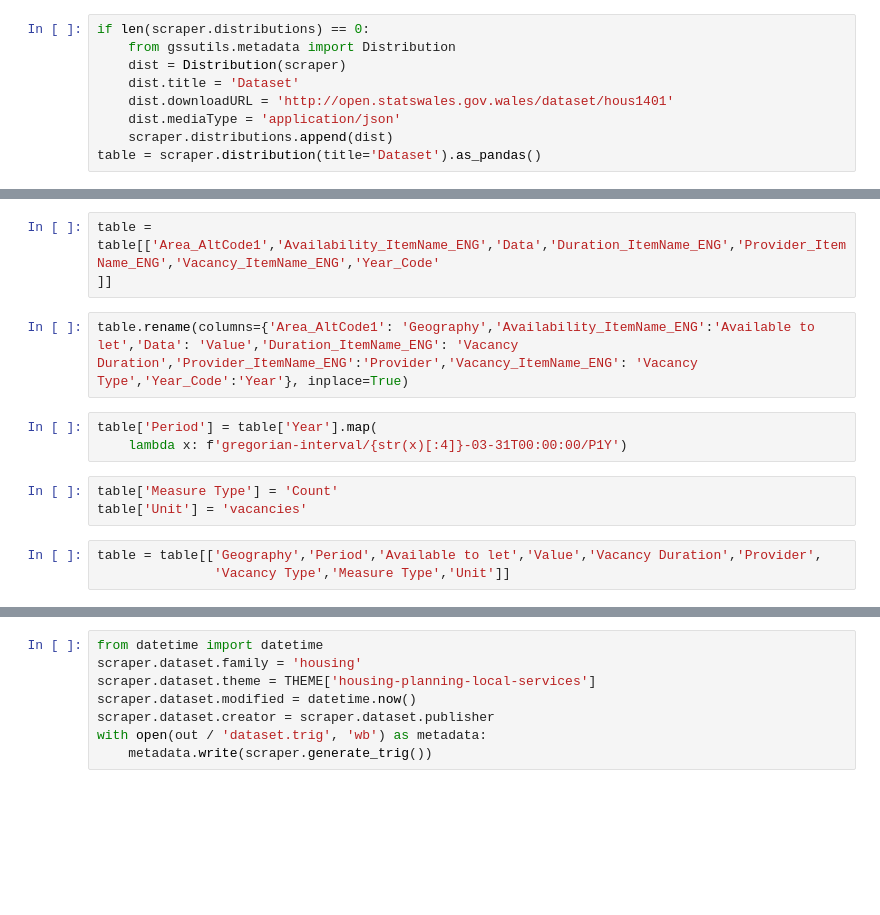
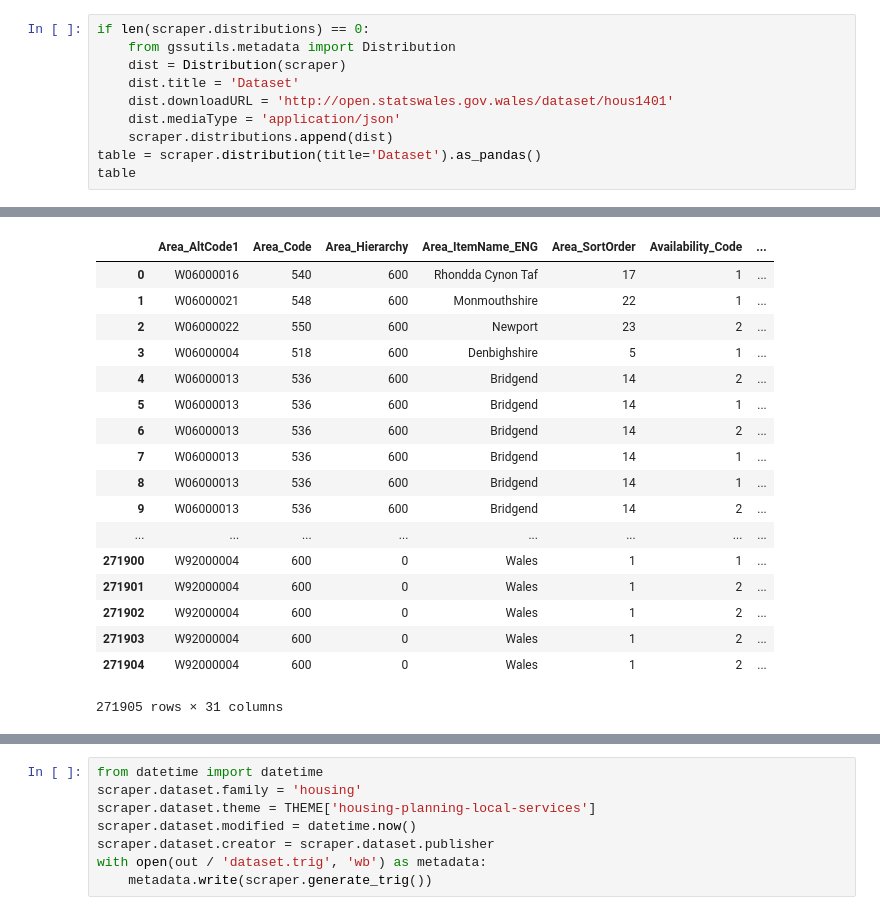
Before and after one commit to GSS-Cogs/WG-Social-housing-vacancies, a Jupyter notebook: main.ipynb, the cells around one changed output, grey strips where cells are left out. Drawn from its saved outputs; the diff is of its cells as text; blank space fills up the shorter version.

```diff
--- a/main.ipynb
+++ b/main.ipynb
@@ -34,3 +34,5 @@ if len(scraper.distributions) == 0:
     dist.mediaType = 'application/json'
     scraper.distributions.append(dist)
 table = scraper.distribution(title='Dataset').as_pandas()
+table
+# %% [output]
@@ -37,14 +44,18 @@ table = scraper.distribution(title='Dataset').as_pandas()
+|  | Area_AltCode1 | Area_Code | Area_Hierarchy | Area_ItemName_ENG | Area_SortOrder | Availability_Code | ... |
+| 0 | W06000016 | 540 | 600 | Rhondda Cynon Taf | 17 | 1 | ... |
+| 1 | W06000021 | 548 | 600 | Monmouthshire | 22 | 1 | ... |
+| 2 | W06000022 | 550 | 600 | Newport | 23 | 2 | ... |
+| 3 | W06000004 | 518 | 600 | Denbighshire | 5 | 1 | ... |
+| 4 | W06000013 | 536 | 600 | Bridgend | 14 | 2 | ... |
+| 5 | W06000013 | 536 | 600 | Bridgend | 14 | 1 | ... |
+| 6 | W06000013 | 536 | 600 | Bridgend | 14 | 2 | ... |
+| 7 | W06000013 | 536 | 600 | Bridgend | 14 | 1 | ... |
+| 8 | W06000013 | 536 | 600 | Bridgend | 14 | 1 | ... |
+| 9 | W06000013 | 536 | 600 | Bridgend | 14 | 2 | ... |
+| ... | ... | ... | ... | ... | ... | ... | ... |
+| 271900 | W92000004 | 600 | 0 | Wales | 1 | 1 | ... |
+| 271901 | W92000004 | 600 | 0 | Wales | 1 | 2 | ... |
+| 271902 | W92000004 | 600 | 0 | Wales | 1 | 2 | ... |
+| 271903 | W92000004 | 600 | 0 | Wales | 1 | 2 | ... |
+| 271904 | W92000004 | 600 | 0 | Wales | 1 | 2 | ... |
+271905 rows × 31 columns
-# %%
-table = table[['Area_AltCode1','Availability_ItemName_ENG','Data','Duration_ItemName_ENG','Provider_ItemName_ENG','Vacancy_ItemName_ENG','Year_Code'
-]]
-# %%
-table.rename(columns={'Area_AltCode1': 'Geography','Availability_ItemName_ENG':'Available to let','Data': 'Value','Duration_ItemName_ENG': 'Vacancy Duration','Provider_ItemName_ENG':'Provider','Vacancy_ItemName_ENG': 'Vacancy Type','Year_Code':'Year'}, inplace=True)
-# %%
-table['Period'] = table['Year'].map(
-    lambda x: f'gregorian-interval/{str(x)[:4]}-03-31T00:00:00/P1Y')
-# %%
-table['Measure Type'] = 'Count'
-table['Unit'] = 'vacancies'
-# %%
-table = table[['Geography','Period','Available to let','Value','Vacancy Duration','Provider',
-               'Vacancy Type','Measure Type','Unit']]
```
Also changed, not shown: parts of 12 cells of this notebook.
